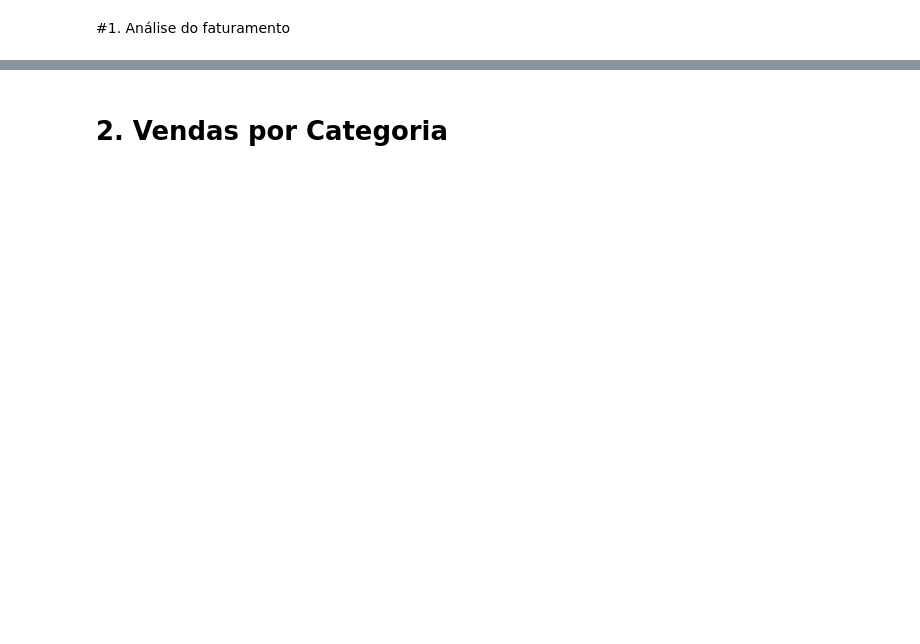
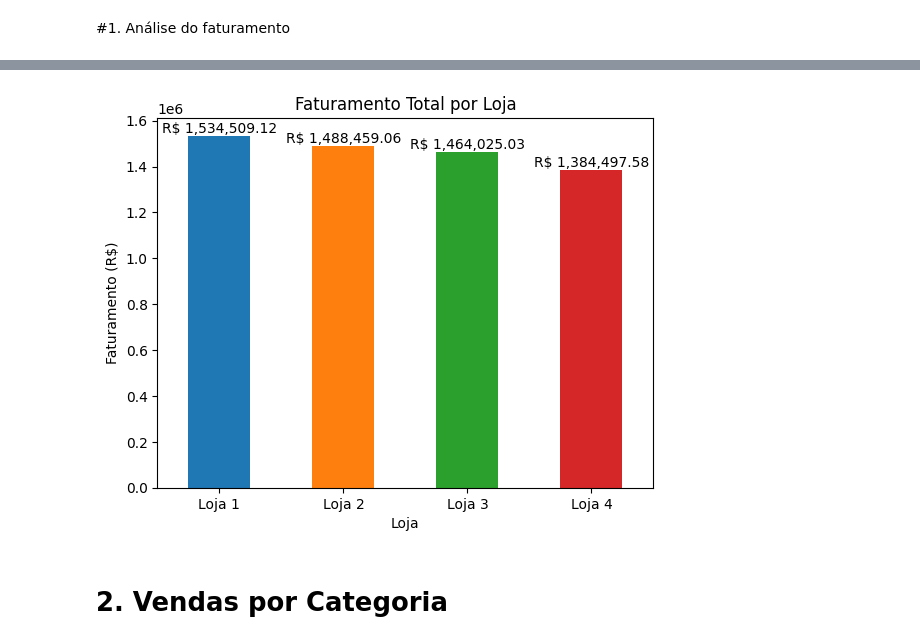
Before and after one commit to mateunix/Challenge_Alura_Store, a Jupyter notebook: AluraStoreBrasil.ipynb, the cells around one changed output, grey strips where cells are left out. Saved outputs shown, nothing was run; the diff lists cells and outputs as text; code cells hidden in the pictures; blank space fills up the shorter version.

```diff
--- a/AluraStoreBrasil.ipynb
+++ b/AluraStoreBrasil.ipynb
@@ -43,2 +44,23 @@ NameError: name 'faturamento' is not defined
+# %%
+cores = ['tab:blue', 'tab:orange', 'tab:green', 'tab:red']
+
+plt.figure()
+ax = faturamento.plot(
+    kind='bar',
+    color=cores
+)
+
+plt.title('Faturamento Total por Loja')
+plt.ylabel('Faturamento (R$)')
+plt.xlabel('Loja')
+plt.xticks(rotation=0)
+
+# Inserir valores no gráfico
+for i, valor in enumerate(faturamento):
+    ax.text(i, valor, f'R$ {valor:,.2f}', ha='center', va='bottom')
+
+plt.show()
+# %% [output]
+[figure, added]
 # %% [markdown]
 # 2. Vendas por Categoria
```
Also changed, not shown: parts of 12 cells of this notebook.
